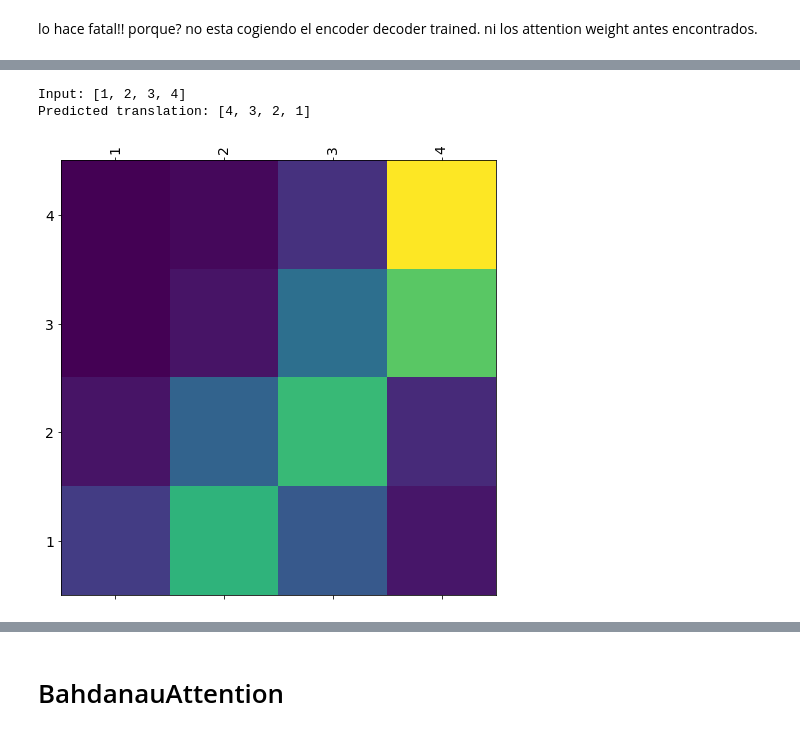
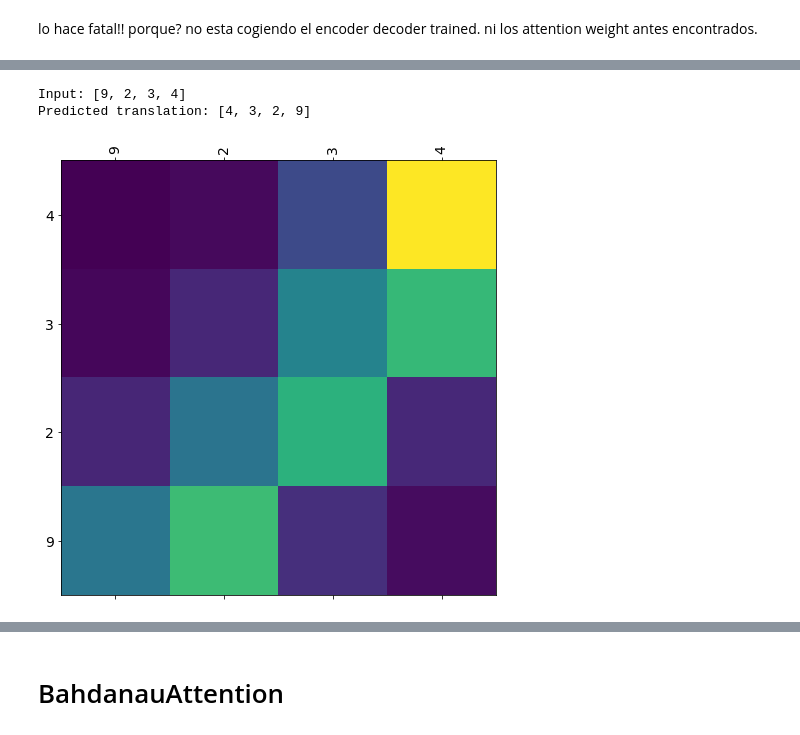
Before and after one commit to JanLeyva/DeepLearning, a Jupyter notebook: Assignment3Test1.ipynb, the cells around one changed output, grey strips where cells are left out. Drawn from its saved outputs; the diff is of its cells as text; code cells hidden in the pictures.

```diff
--- a/Assignment3Test1.ipynb
+++ b/Assignment3Test1.ipynb
@@ -349,6 +421,11 @@ batch_size = 1
 rnn_units = 16       # changed from 100 to 16
 # %% [markdown]
 ## Attention model - Luong Dot
+# %%
+# attention model
+attention = LuongDotAttention()
+model_attention, encoder_lstm, decoder_lstm, decoder_dense  = build_attention_model(attention, batch_size, rnn_units)
+# we need this encoder/decoder for the weight representation
 # %%
 # attention model
 attention = LuongDotAttention()
@@ -509,8 +691,8 @@ def plot_attention(attention, sequence, predicted_sequence):
   plt.show()
 
 
-def translate(seq_in):
-  seq_in, seq_out, attention_plot = build_attention_weight(seq_in)
+def plotWeight(seq_in, attention, encoder_lstm, decoder_lstm, decoder_dense):
+  seq_in, seq_out, attention_plot = build_attention_weight(seq_in, attention, encoder_lstm, decoder_lstm, decoder_dense)
 
   print('Input: %s' % (seq_in))
   print('Predicted translation: {}'.format(seq_out))
@@ -522,6 +710,6 @@ lo hace fatal!! porque? no esta cogiendo el encoder decoder trained. ni los atte
 # %%
-translate([1, 2, 3 ,4])
+plotWeight([9,2,3,4], attention)
 # %% [output]
-Input: [1, 2, 3, 4]
-Predicted translation: [4, 3, 2, 1]
+Input: [9, 2, 3, 4]
+Predicted translation: [4, 3, 2, 9]
-[figure, old version]
+[figure, new version]
```
Also changed, not shown: parts of 25 cells of this notebook.
